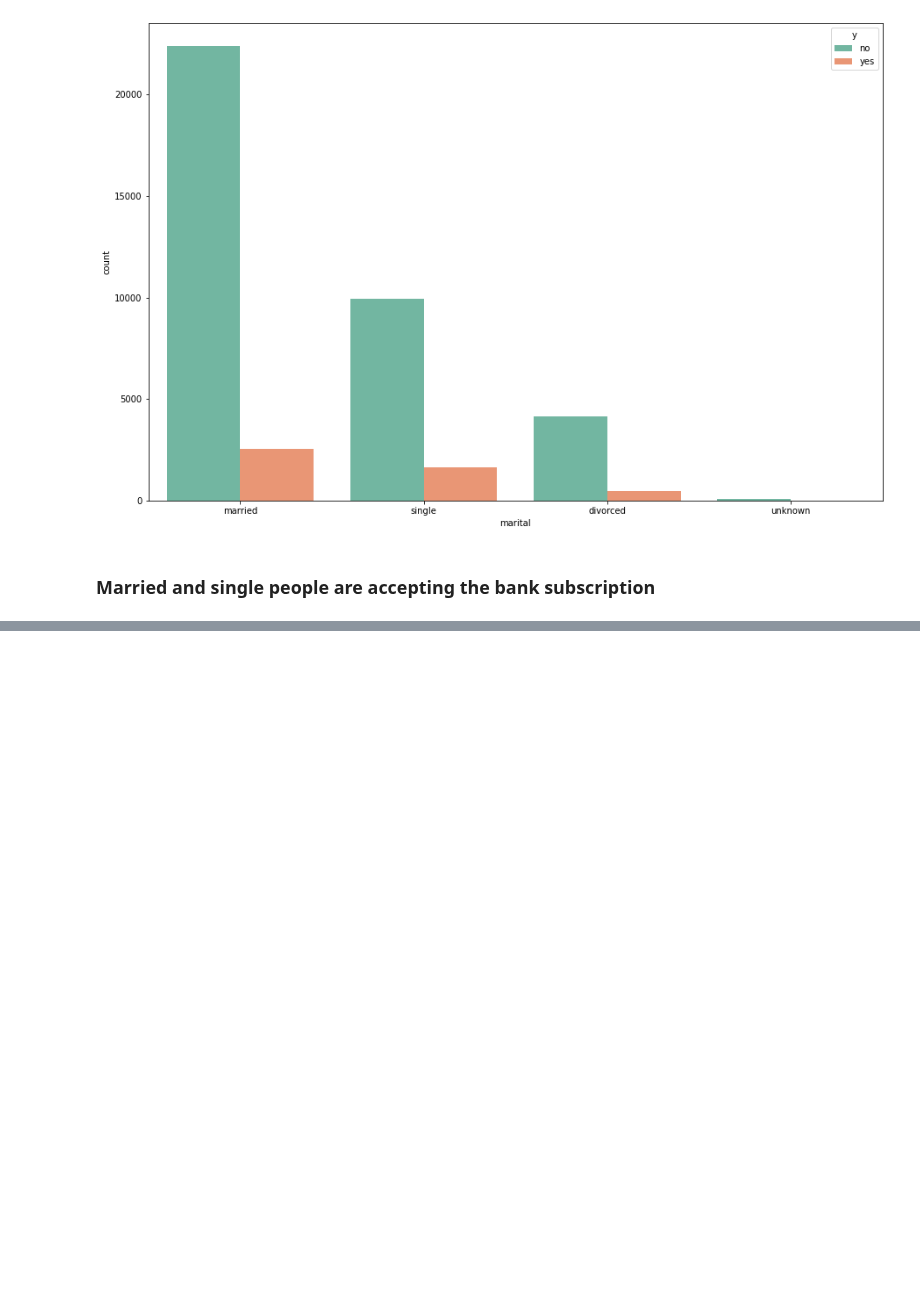
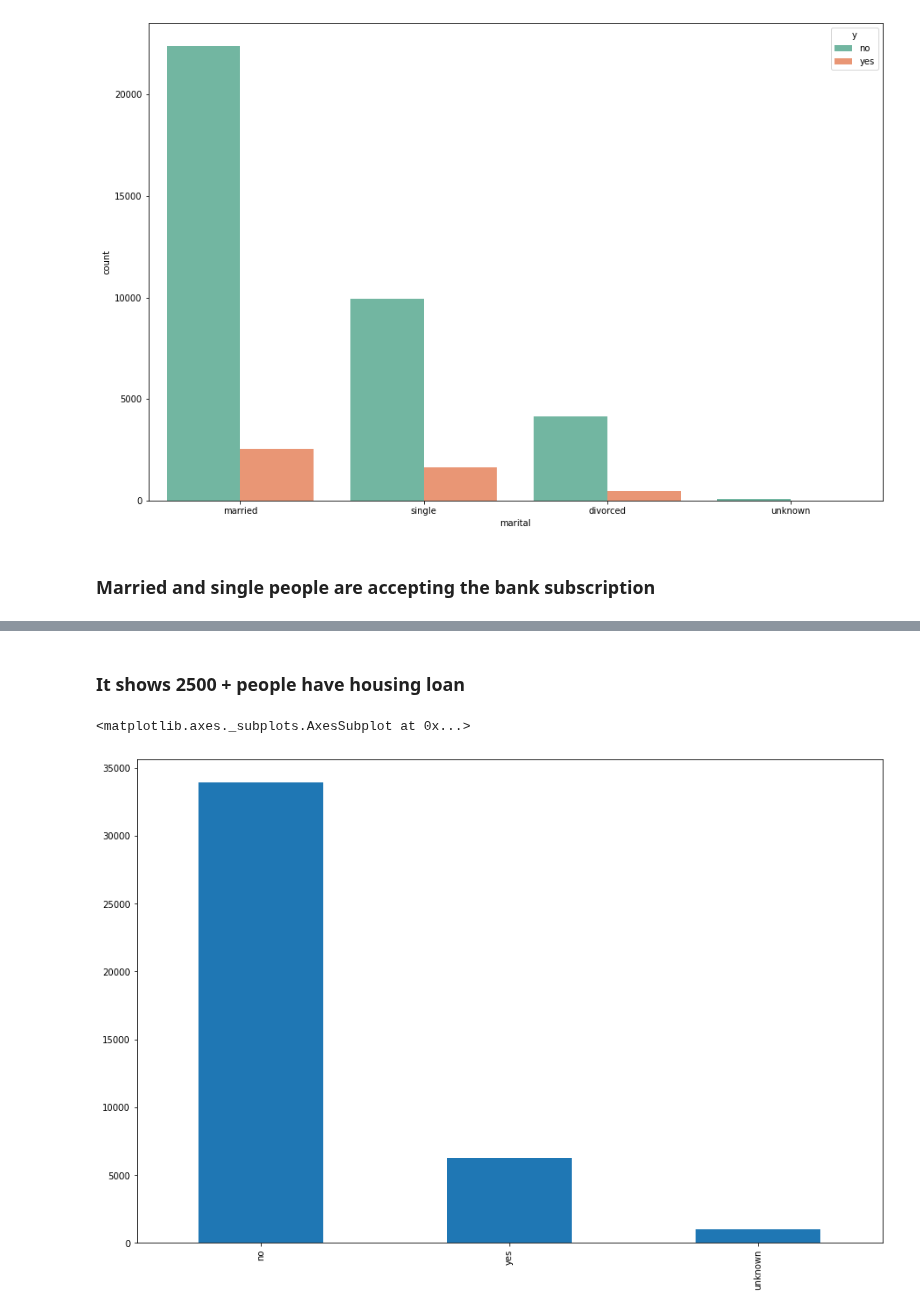
Before and after one commit to VpkPrasanna/ineuronchallanges, a Jupyter notebook: Banking subscription/BankSubscription.ipynb, the cells around one changed output, grey strips where cells are left out. Drawn from its saved outputs; the diff is of its cells as text; code cells hidden in the pictures; blank space fills up the shorter version.

```diff
--- a/Banking subscription/BankSubscription.ipynb
+++ b/Banking subscription/BankSubscription.ipynb
@@ -115,0 +115,7 @@ sns.countplot(x=train_data['housing'],hue=train_data['y'],palette="nipy_spectral
+# %% [markdown]
+### It shows 2500 + people have housing loan
+# %%
+train_data['loan'].value_counts().plot(kind="bar")
+# %% [output]
+<matplotlib.axes._subplots.AxesSubplot at 0x...>
+[figure, added]
```
Also changed, not shown: parts of 46 cells of this notebook.
